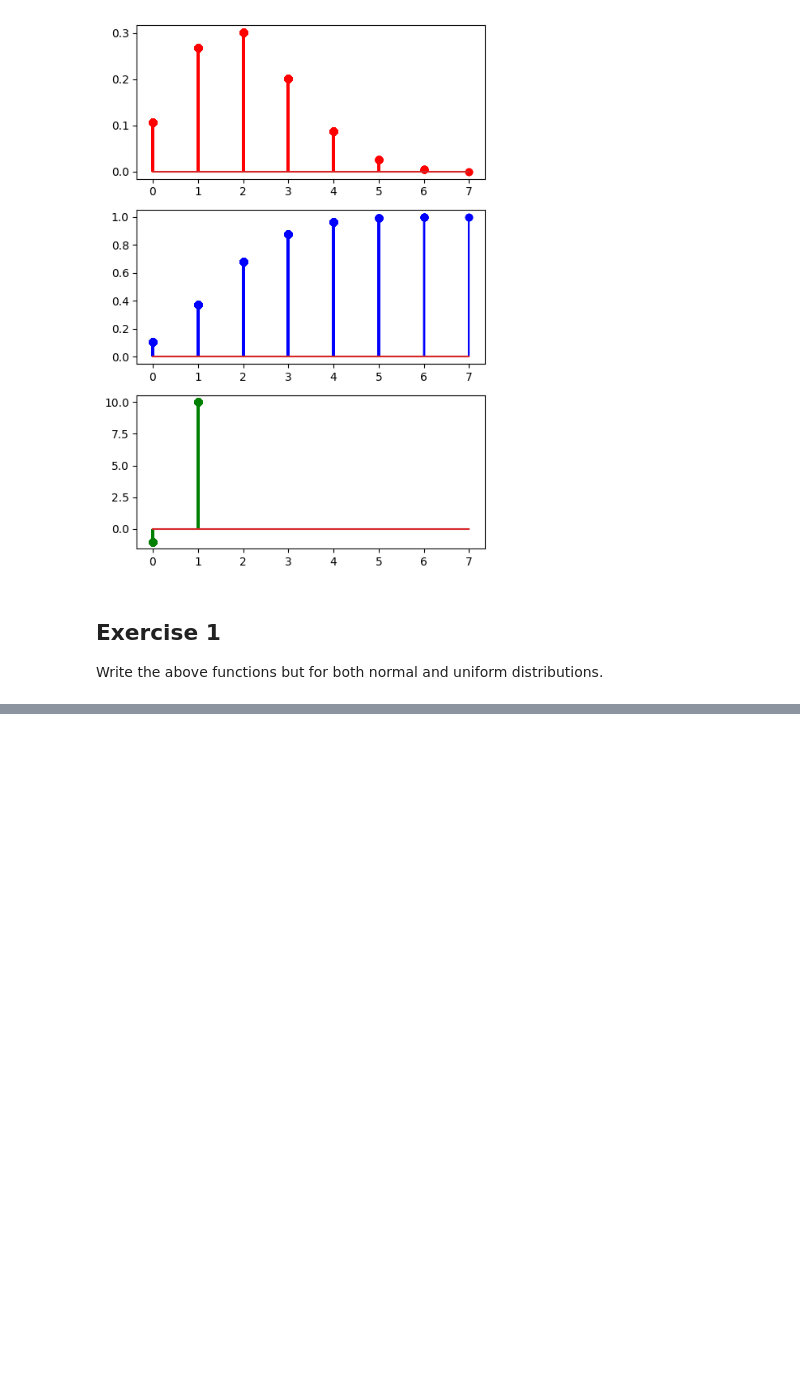
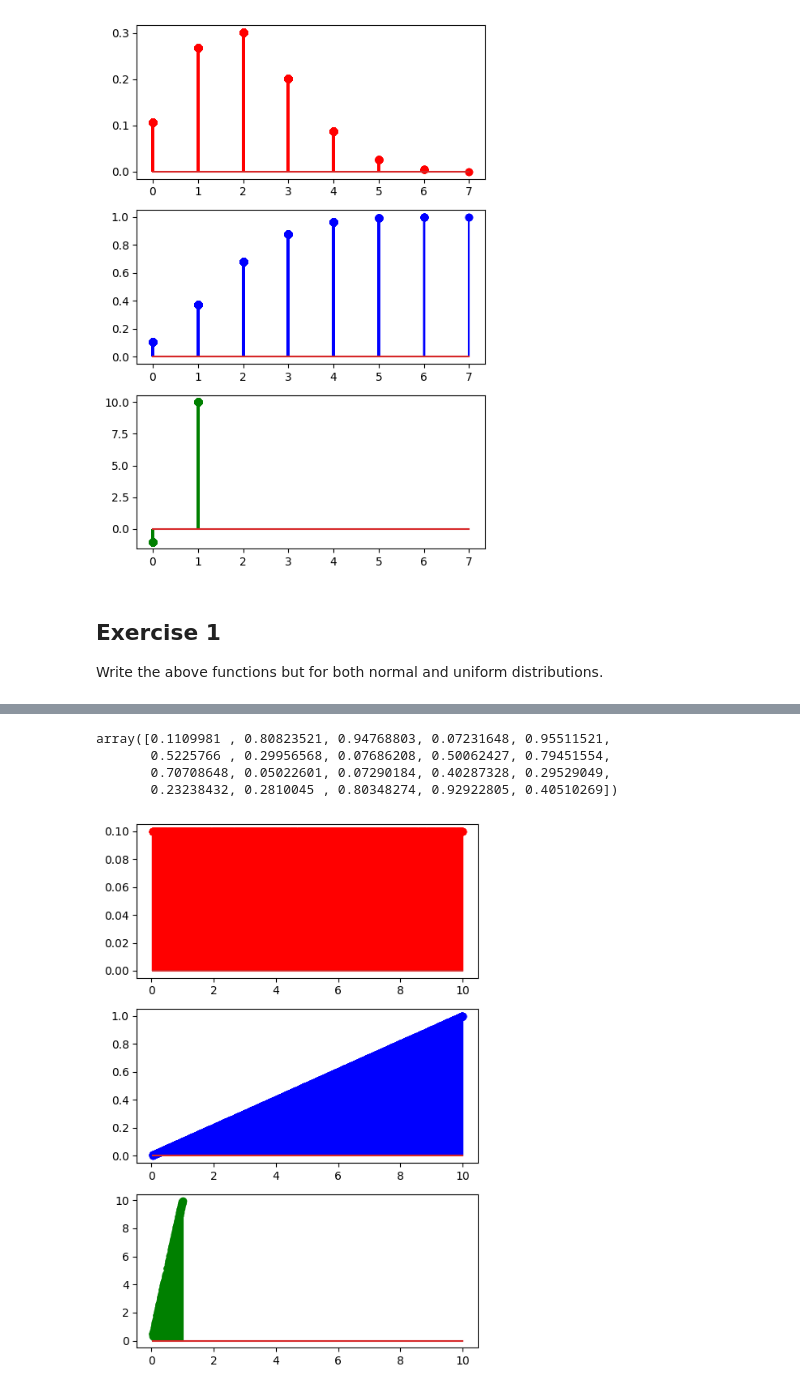
Before and after one commit to bartowen/probability-distribution-exercises-project-with-python, a Jupyter notebook: notebook/problems.ipynb, the cells around one changed output, grey strips where cells are left out. Drawn from its saved outputs; the diff is of its cells as text; code cells hidden in the pictures; blank space fills up the shorter version.

```diff
--- a/notebook/problems.ipynb
+++ b/notebook/problems.ipynb
@@ -91,0 +152,70 @@ Write the above functions but for both normal and uniform distributions.
+# %%
+#UNIFORME
+
+from scipy.stats import uniform
+
+def duniform(x, bajo = 0, alto = 1):
+    """
+    Calculates the point estimate of the uniform distribution
+    """
+    result = uniform.pdf(x, loc = bajo, scale =(alto-bajo))
+
+    return result
+
+def puniform(q, bajo = 0, alto = 1):
+    """
+    Calculates the cumulative of the uniform distribution
+    """
+    result = uniform.cdf(q, loc = bajo, scale = (alto- bajo))
+
+    return result
+
+def quniform(p, bajo = 0, alto = 1):
+    """
+    Calculates the quantile function from the uniform distribution
+    """
+    result = uniform.ppf(p, loc = bajo, scale = (alto-bajo))
+
+    return result
+
+def runiform(n, bajo = 0, alto = 1):
+    """
+    Generates random variables from the uniform distribution
+    """
+    result = uniform.rvs(loc = bajo, scale = (alto-bajo), size = n)
+
+    return result
+
+runiform(20)
+# %% [output]
+array([0.1109981 , 0.80823521, 0.94768803, 0.07231648, 0.95511521,
+       0.5225766 , 0.29956568, 0.07686208, 0.50062427, 0.79451554,
+       0.70708648, 0.05022601, 0.07290184, 0.40287328, 0.29529049,
+       0.23238432, 0.2810045 , 0.80348274, 0.92922805, 0.40510269])
+# %%
+import matplotlib.pyplot as plt
+import numpy as np
+
+np.random.seed(42)
+
+bajo = 0
+alto = 10
+data = runiform(2000,bajo,alto)
+
+pmf = duniform(data, bajo,alto)     # probabilida uniforme, valores entre 0 y 10 y la probabilidad es 0.1
+cdf = puniform(data, bajo, alto)    # Probabilidad acumulada.
+ppf = quniform(data, bajo, alto)    # Dada la probabilidad, que numero da esa probabilidad (inverso de cdf)
+
+fig, axis = plt.subplots(3, 1, figsize = (5, 7))
+
+axis[0].stem(data, pmf, "r-")
+axis[1].stem(data, cdf, "b-")
+axis[2].stem(data, ppf, "g-")
+
+# Adjust the layout
+plt.tight_layout()
+
+# Show the plot
+plt.show()
+# %% [output]
+[figure, added]
```
Also changed, not shown: parts of 3 cells of this notebook, 1 other file.
